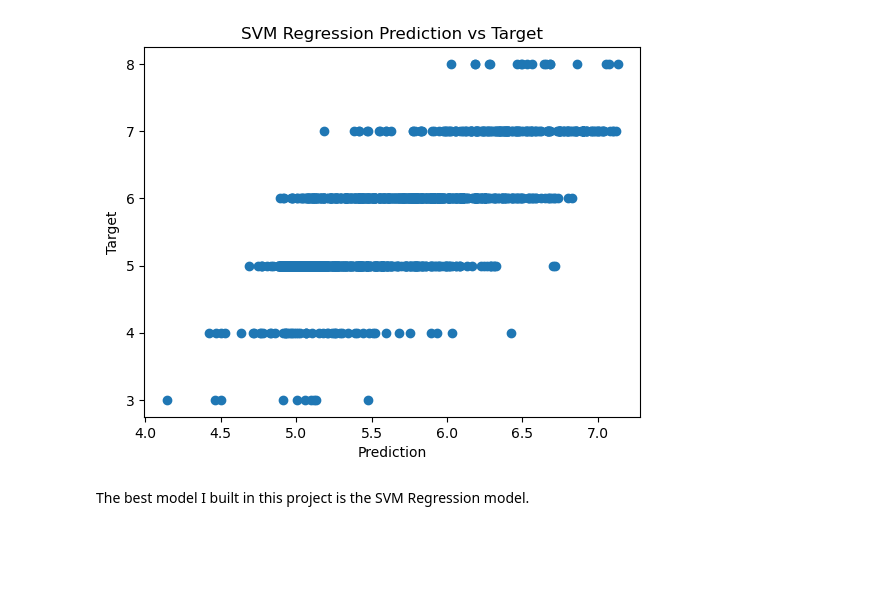
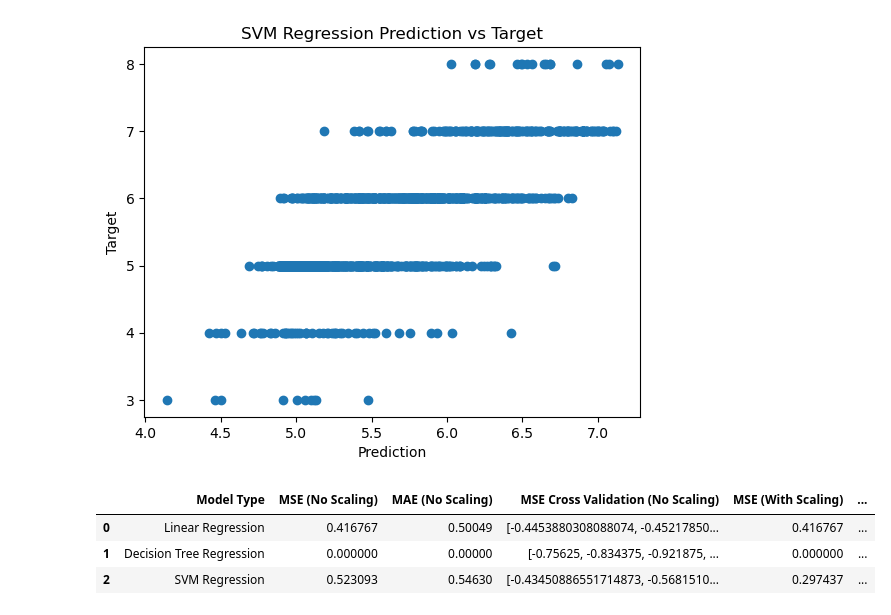
Before and after one commit to calebhadley1/dx602-final-project, a Jupyter notebook: project.ipynb, the cells around one changed output. Drawn from its saved outputs; the diff is of its cells as text; code cells hidden in the pictures; blank space fills up the shorter version.

```diff
--- a/project.ipynb
+++ b/project.ipynb
@@ -441,18 +439,21 @@ svr_pipe = make_pipeline(StandardScaler(), SVR())
 # %%
 lin_reg_pipe.fit(X, y)
 lin_reg_pipe_l2 = mean_squared_error(lin_reg_pipe.predict(X), y)
+lin_reg_pipe_l1 = mean_absolute_error(lin_reg_pipe.predict(X), y)
 lin_reg_pipe_l2
 # %% [output]
 0.41676716722140805
 # %%
 dec_reg_pipe.fit(X, y)
 dec_reg_pipe_l2 = mean_squared_error(dec_reg_pipe.predict(X), y)
+dec_reg_pipe_l1 = mean_absolute_error(dec_reg_pipe.predict(X), y)
 dec_reg_pipe_l2
 # %% [output]
 0.0
 # %%
 svr_pipe.fit(X, y)
 svr_pipe_l2 = mean_squared_error(svr_pipe.predict(X), y)
+svr_pipe_l1 = mean_absolute_error(svr_pipe.predict(X), y)
 svr_pipe_l2
 # %% [output]
 0.29743693810524724
@@ -484,3 +485,6 @@ Cross Validation L2 [-0.44538803 -0.45217851 -0.44438074 -0.40926102 -0.43193864
 Compare Cross Validation vs Training on entire dataset for Linear Regression (with Scaled Data)
 Entire Dataset L2 0.41676716722140805
 Cross Validation L2 [-0.44538803 -0.45217851 -0.44438074 -0.40926102 -0.43193864]
+# %%
+svr_l2 = mean_squared_error(y_true=y, y_pred=svr_preds)
+svr_l2
@@ -538,5 +544,18 @@ plt.xlabel("Prediction")
 None
 # %% [output]
 [figure]
-# %% [markdown]
-The best model I built in this project is the SVM Regression model.
+# %%
+results_df = pd.DataFrame({
+    'Model Type': ['Linear Regression', 'Decision Tree Regression', 'SVM Regression'],
+    'MSE (No Scaling)': [lin_reg_l2, dec_reg_l2, svr_l2],
+    'MAE (No Scaling)': [lin_reg_l1, dec_reg_l1, svr_l1],
+    'MSE Cross Validation (No Scaling)': [lin_reg_cross_val_l2, dec_reg_cross_val_l2, svr_cross_val_l2],
+    'MSE (With Scaling)': [lin_reg_pipe_l2, dec_reg_pipe_l2, svr_pipe_l2],
+    'MAE (With Scaling)': [lin_reg_pipe_l1, dec_reg_pipe_l1, svr_pipe_l1],
+})
+results_df
+# %% [output]
+|  | Model Type | MSE (No Scaling) | MAE (No Scaling) | MSE Cross Validation (No Scaling) | MSE (With Scaling) | ... |
+| 0 | Linear Regression | 0.416767 | 0.50049 | [-0.4453880308088074, -0.45217850... | 0.416767 | ... |
+| 1 | Decision Tree Regression | 0.000000 | 0.00000 | [-0.75625, -0.834375, -0.921875, ... | 0.000000 | ... |
+| 2 | SVM Regression | 0.523093 | 0.54630 | [-0.43450886551714873, -0.5681510... | 0.297437 | ... |
```
Also changed, not shown: parts of 6 cells of this notebook.
